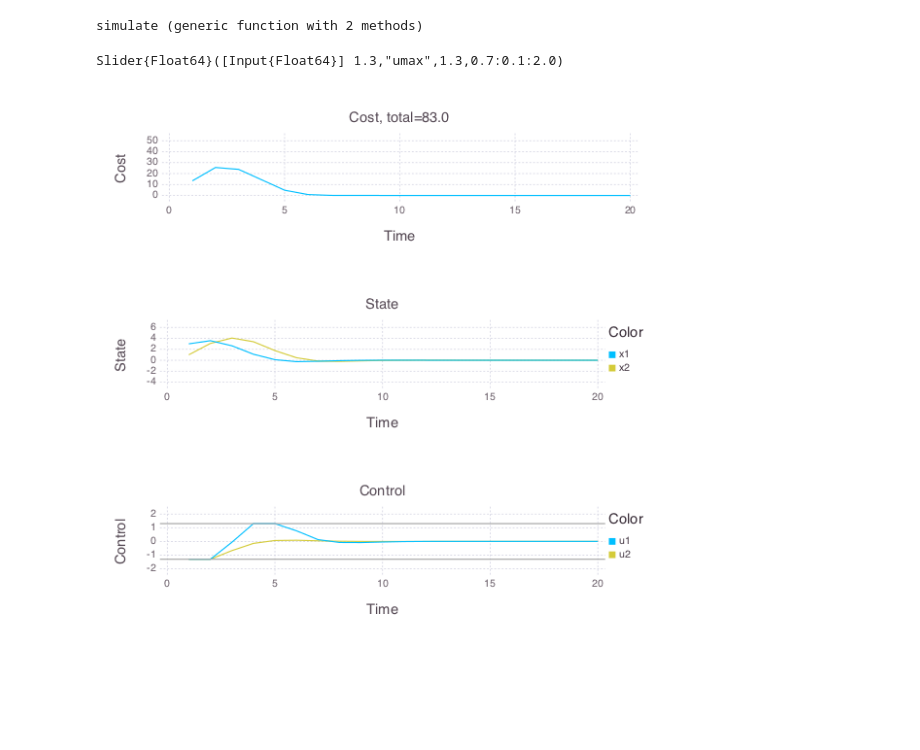
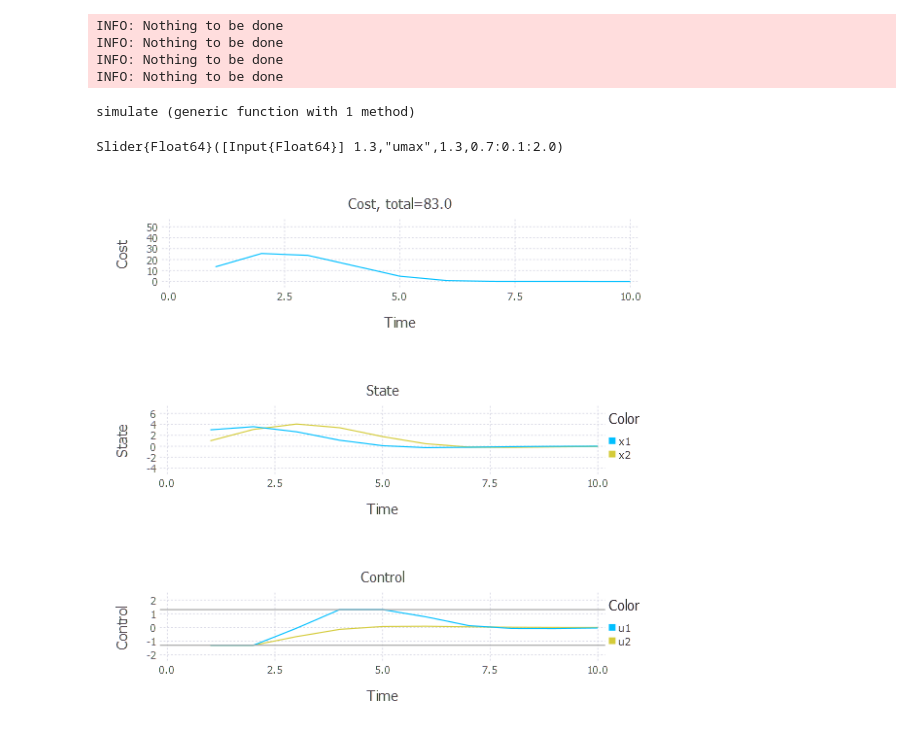
Before and after one commit to francescoborrelli/juliaopt-notebooks, a Jupyter notebook: notebooks/JuMP-ModelPredictiveControl.ipynb, the cells around one changed output. Cells and saved outputs as stored; diff of their text form; code cells hidden in the pictures; blank space fills up the shorter version.

```diff
--- a/notebooks/JuMP-ModelPredictiveControl.ipynb
+++ b/notebooks/JuMP-ModelPredictiveControl.ipynb
@@ -1,6 +1,6 @@
 # %%
 Pkg.add("JuMP"); Pkg.add("Ipopt"); Pkg.add("Gadfly"); Pkg.add("Interact")
-Pkg.checkout("JuMP") # need latest master for matrices
+#Pkg.checkout("JuMP") # need latest master for matrices
 using JuMP, Ipopt
 using Gadfly, Interact
 
@@ -40,7 +40,11 @@ function simulate(n,m,A,B,T,Tmax,x0,xmax,umax)
     return x_history, u_history, z_history
 end
 # %% [output]
-simulate (generic function with 2 methods)
+INFO: Nothing to be done
+INFO: Nothing to be done
+INFO: Nothing to be done
+INFO: Nothing to be done
+simulate (generic function with 1 method)
 # %%
 n = 2  # States
 m = 2  # Inputs
@@ -48,35 +52,35 @@ A = [2.0 -1.0;
      1.0  0.2]  # Dynamics matrix
 B = [1.0  0.1;
      0.0  0.1]  # Input matrix
-T = 100  # MPC horizon
-Tmax = 20  # Length of time we simulate
+T = 10  # MPC horizon
+Tmax = 10  # Length of time we simulate
 x0 = [3;1]  # Initial state
 
 # Vary maximum control
 @manipulate for umax in 0.7:0.1:2.0
     x,u,z = simulate(n,m,A,B,T,Tmax,x0,10,umax)
 
     set_default_plot_size(6inch,6inch)
     vstack(
         plot(x=1:Tmax,y=z,Geom.line,
             Guide.xlabel("Time"),Guide.ylabel("Cost"),
             Guide.title("Cost, total=$(round(sum(z)))"),
             Scale.y_continuous(minvalue=0,maxvalue=50)),
         plot(
             layer(x=1:Tmax,y=x[1,:],color=fill(:x1,Tmax),Geom.line),
             layer(x=1:Tmax,y=x[2,:],color=fill(:x2,Tmax),Geom.line),
             Guide.xlabel("Time"),Guide.ylabel("State"),
             Guide.title("State"),
             Scale.y_continuous(minvalue=-4,maxvalue=6)),
         plot(
             yintercept=[-umax,umax], Geom.hline(color="#AAA"),
             layer(x=1:Tmax,y=u[1,:],color=fill(:u1,Tmax),Geom.line),
             layer(x=1:Tmax,y=u[2,:],color=fill(:u2,Tmax),Geom.line),
             Guide.xlabel("Time"),Guide.ylabel("Control"),
             Guide.title("Control"),
             Scale.y_continuous(minvalue=-2,maxvalue=2))
     )
 end
 # %% [output]
 Slider{Float64}([Input{Float64}] 1.3,"umax",1.3,0.7:0.1:2.0)
-[figure, old version]
+[figure, new version]
```
Also changed, not shown: 6 other files.
